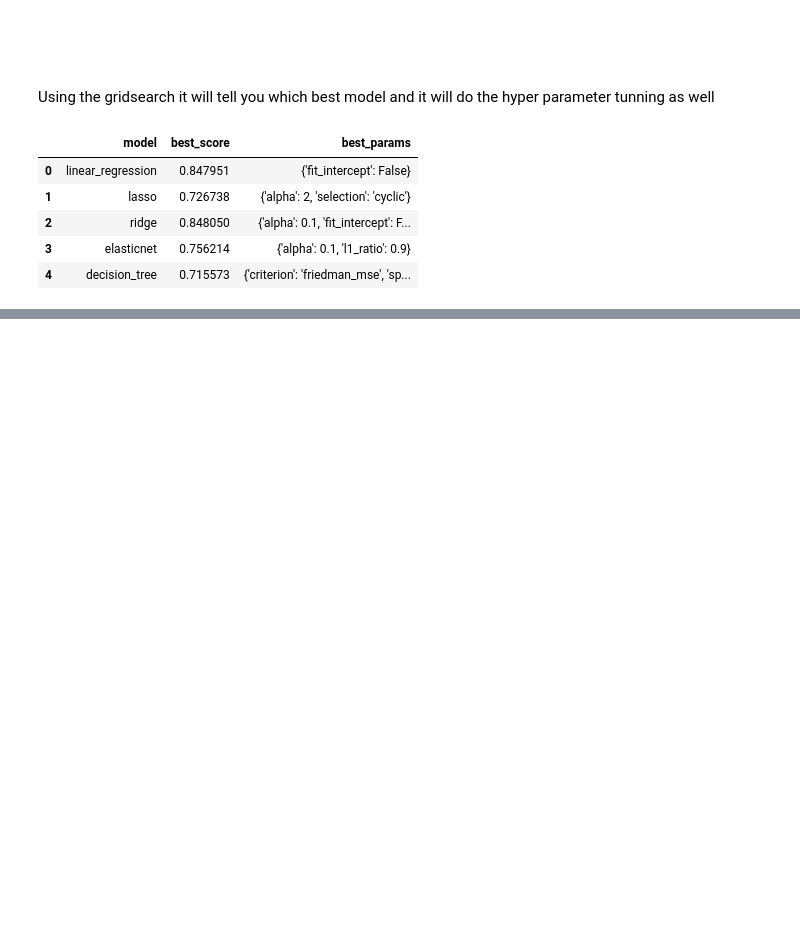
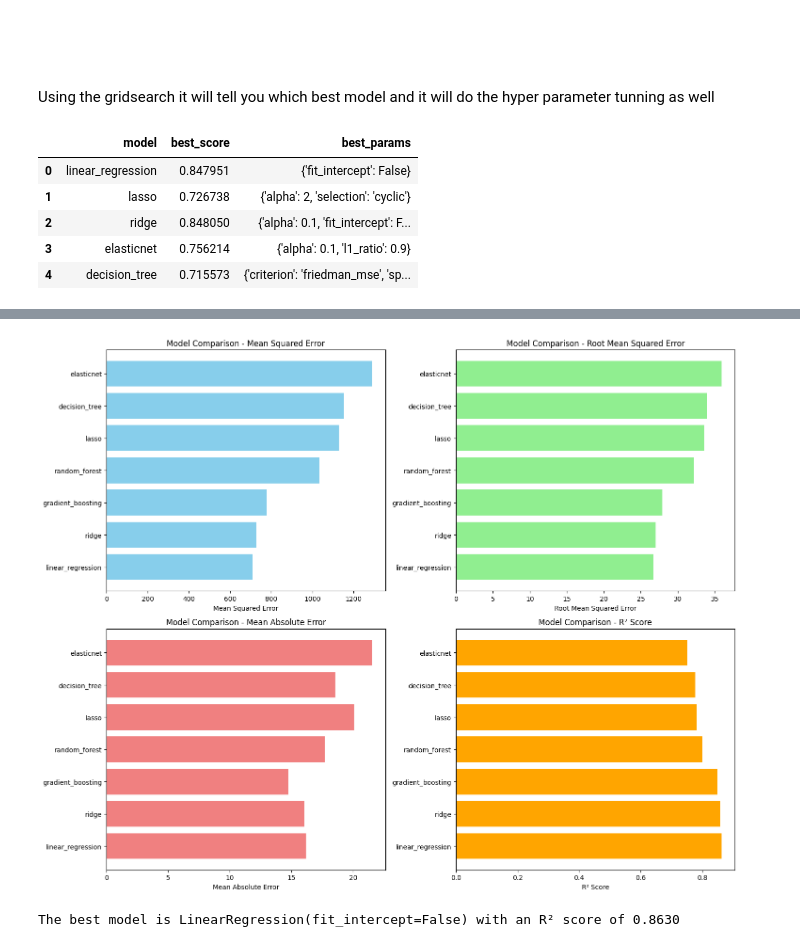
Before and after one commit to Vinushann/EstateInsight, a Jupyter notebook: src/model_training.ipynb, the cells around one changed output, grey strips where cells are left out. Saved outputs shown, nothing was run; the diff lists cells and outputs as text; code cells hidden in the pictures; blank space fills up the shorter version.

```diff
--- a/src/model_training.ipynb
+++ b/src/model_training.ipynb
@@ -126,0 +238,5 @@ find_best_model_using_gridsearchcv(X,y)
+# %%
+# Convert the results to a DataFrame and display them
+results_df = pd.DataFrame(scores, columns=['model', 'test_mse', 'test_rmse', 'test_mae', 'test_r2', 'best_params'])
+results_df.sort_values(by='test_r2', ascending=False, inplace=True)
+print(results_df)
@@ -126,0 +261,32 @@ find_best_model_using_gridsearchcv(X,y)
+# %%
+# Plot the results (MSE, RMSE, MAE, and R² for each model)
+fig, ax = plt.subplots(2, 2, figsize=(15, 12))
+
+# Plot Mean Squared Error
+ax[0, 0].barh(results_df['model'], results_df['test_mse'], color='skyblue')
+ax[0, 0].set_xlabel('Mean Squared Error')
+ax[0, 0].set_title('Model Comparison - Mean Squared Error')
+
+# Plot Root Mean Squared Error
+ax[0, 1].barh(results_df['model'], results_df['test_rmse'], color='lightgreen')
+ax[0, 1].set_xlabel('Root Mean Squared Error')
+ax[0, 1].set_title('Model Comparison - Root Mean Squared Error')
+
+# Plot Mean Absolute Error
+ax[1, 0].barh(results_df['model'], results_df['test_mae'], color='lightcoral')
+ax[1, 0].set_xlabel('Mean Absolute Error')
+ax[1, 0].set_title('Model Comparison - Mean Absolute Error')
+
+# Plot R² Score
+ax[1, 1].barh(results_df['model'], results_df['test_r2'], color='orange')
+ax[1, 1].set_xlabel('R² Score')
+ax[1, 1].set_title('Model Comparison - R² Score')
+
+plt.tight_layout()
+plt.show()
+# %% [output]
+[figure, added]
+# %%
+print(f"The best model is {best_model} with an R² score of {best_score:.4f}")
+# %% [output]
+The best model is LinearRegression(fit_intercept=False) with an R² score of 0.8630
```
Also changed, not shown: parts of 4 cells of this notebook.
